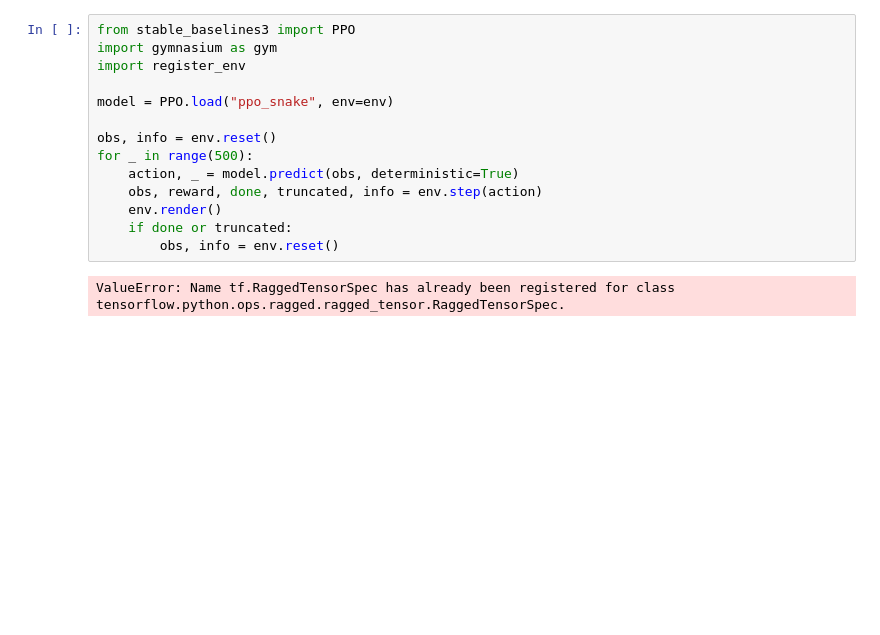
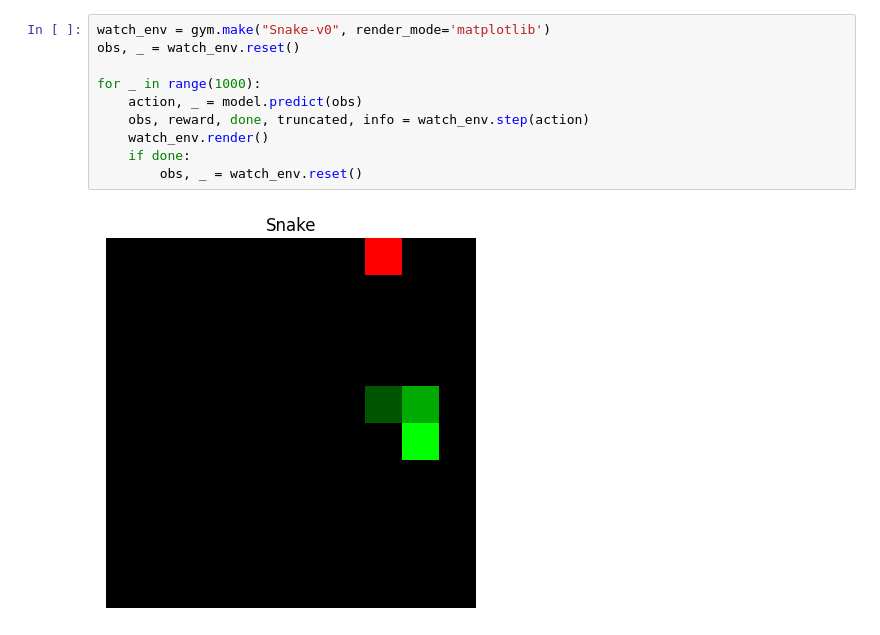
Before and after one commit to Roark-G/rl-snake, a Jupyter notebook: testing_snake.ipynb, the cells around one changed output. Drawn from its saved outputs; the diff is of its cells as text; blank space fills up the shorter version.

Commit message:
Snake env finished, ppo still not working

```diff
--- a/testing_snake.ipynb
+++ b/testing_snake.ipynb
@@ -56,16 +77,12 @@ Wrapping the env in a DummyVecEnv.
 # %%
-from stable_baselines3 import PPO
-import gymnasium as gym
-import register_env
+watch_env = gym.make("Snake-v0", render_mode='matplotlib')
+obs, _ = watch_env.reset()
 
-model = PPO.load("ppo_snake", env=env)
-
-obs, info = env.reset()
-for _ in range(500):
-    action, _ = model.predict(obs, deterministic=True)
-    obs, reward, done, truncated, info = env.step(action)
-    env.render()
-    if done or truncated:
-        obs, info = env.reset()
+for _ in range(1000):
+    action, _ = model.predict(obs)
+    obs, reward, done, truncated, info = watch_env.step(action)
+    watch_env.render()
+    if done:
+        obs, _ = watch_env.reset()
 # %% [output]
-ValueError: Name tf.RaggedTensorSpec has already been registered for class tensorflow.python.ops.ragged.ragged_tensor.RaggedTensorSpec.
+[figure, added]
```
Also changed, not shown: parts of 4 cells of this notebook, 5 other files.
